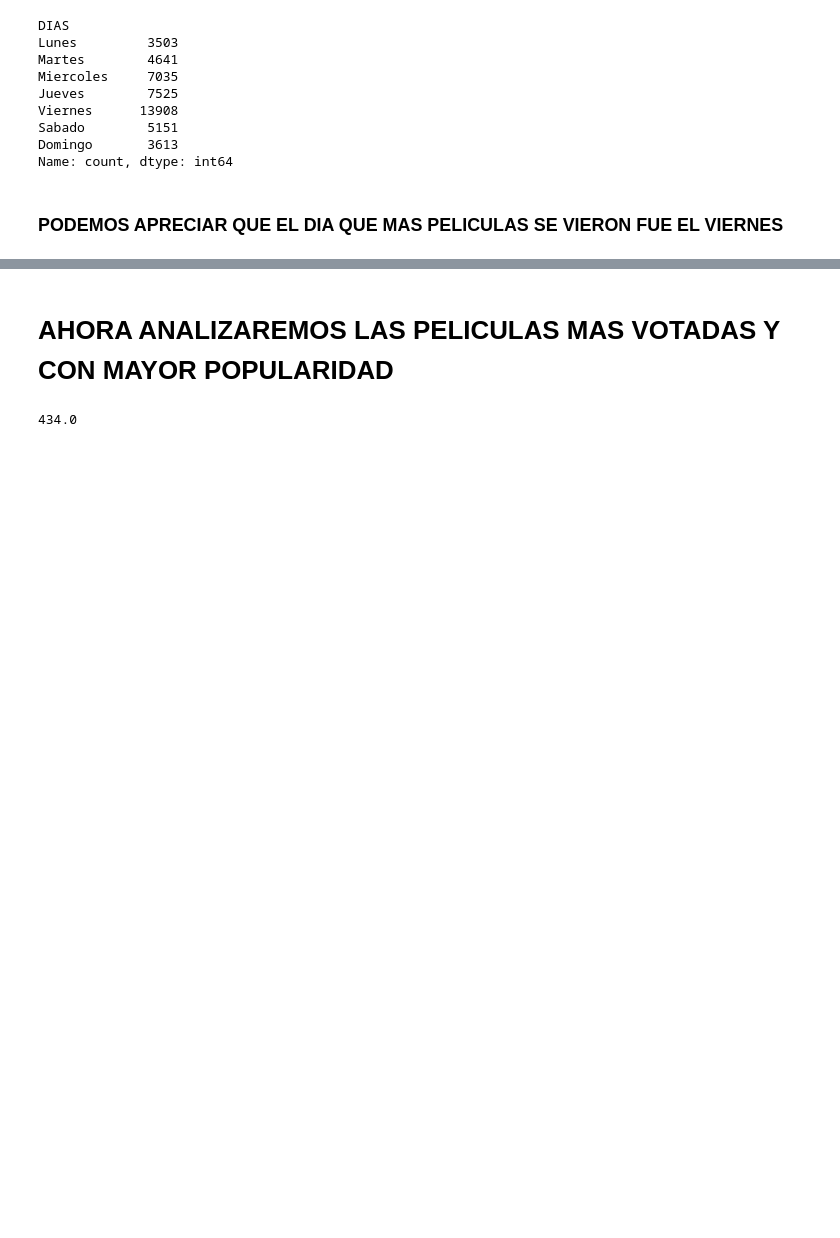
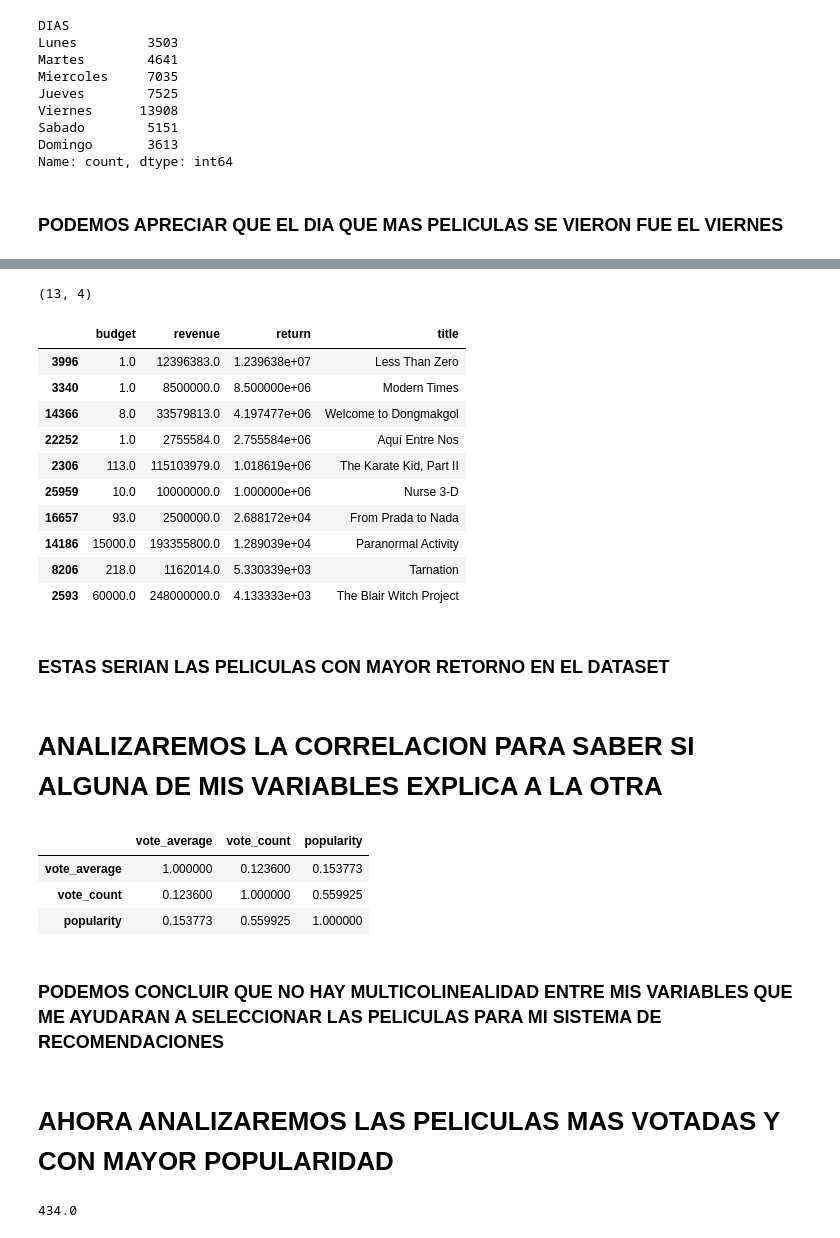
Before and after one commit to pedroOria/MLops, a Jupyter notebook: EDA.ipynb, the cells around one changed output, grey strips where cells are left out. Cells and saved outputs as stored; diff of their text form; code cells hidden in the pictures; blank space fills up the shorter version.

```diff
--- a/EDA.ipynb
+++ b/EDA.ipynb
@@ -133,3 +221,38 @@ Name: count, dtype: int64
+# %%
+top_10=cols[cols['return']>=6.600428e+02]
+# %%
+top_10.shape
+# %% [output]
+(13, 4)
+# %%
+top_10 = top_10.sort_values('return',ascending=False)
+# %%
+top_10.head(10)
+# %% [output]
+|  | budget | revenue | return | title |
+| 3996 | 1.0 | 12396383.0 | 1.239638e+07 | Less Than Zero |
+| 3340 | 1.0 | 8500000.0 | 8.500000e+06 | Modern Times |
+| 14366 | 8.0 | 33579813.0 | 4.197477e+06 | Welcome to Dongmakgol |
+| 22252 | 1.0 | 2755584.0 | 2.755584e+06 | Aquí Entre Nos |
+| 2306 | 113.0 | 115103979.0 | 1.018619e+06 | The Karate Kid, Part II |
+| 25959 | 10.0 | 10000000.0 | 1.000000e+06 | Nurse 3-D |
+| 16657 | 93.0 | 2500000.0 | 2.688172e+04 | From Prada to Nada |
+| 14186 | 15000.0 | 193355800.0 | 1.289039e+04 | Paranormal Activity |
+| 8206 | 218.0 | 1162014.0 | 5.330339e+03 | Tarnation |
+| 2593 | 60000.0 | 248000000.0 | 4.133333e+03 | The Blair Witch Project |
+# %% [markdown]
+### ESTAS SERIAN LAS PELICULAS CON MAYOR RETORNO EN EL DATASET
+# %% [markdown]
+# **ANALIZAREMOS LA CORRELACION PARA SABER SI ALGUNA DE MIS VARIABLES EXPLICA A LA OTRA**
+# %%
+df[['vote_average','vote_count','popularity']].corr()
+# %% [output]
+|  | vote_average | vote_count | popularity |
+| vote_average | 1.000000 | 0.123600 | 0.153773 |
+| vote_count | 0.123600 | 1.000000 | 0.559925 |
+| popularity | 0.153773 | 0.559925 | 1.000000 |
+# %% [markdown]
+### PODEMOS CONCLUIR QUE NO HAY MULTICOLINEALIDAD ENTRE MIS VARIABLES QUE ME AYUDARAN A SELECCIONAR LAS PELICULAS PARA MI SISTEMA DE RECOMENDACIONES
 # %% [markdown]
 # **AHORA ANALIZAREMOS LAS PELICULAS MAS VOTADAS Y CON MAYOR POPULARIDAD**
 # %%
```
Also changed, not shown: parts of 9 cells of this notebook.
